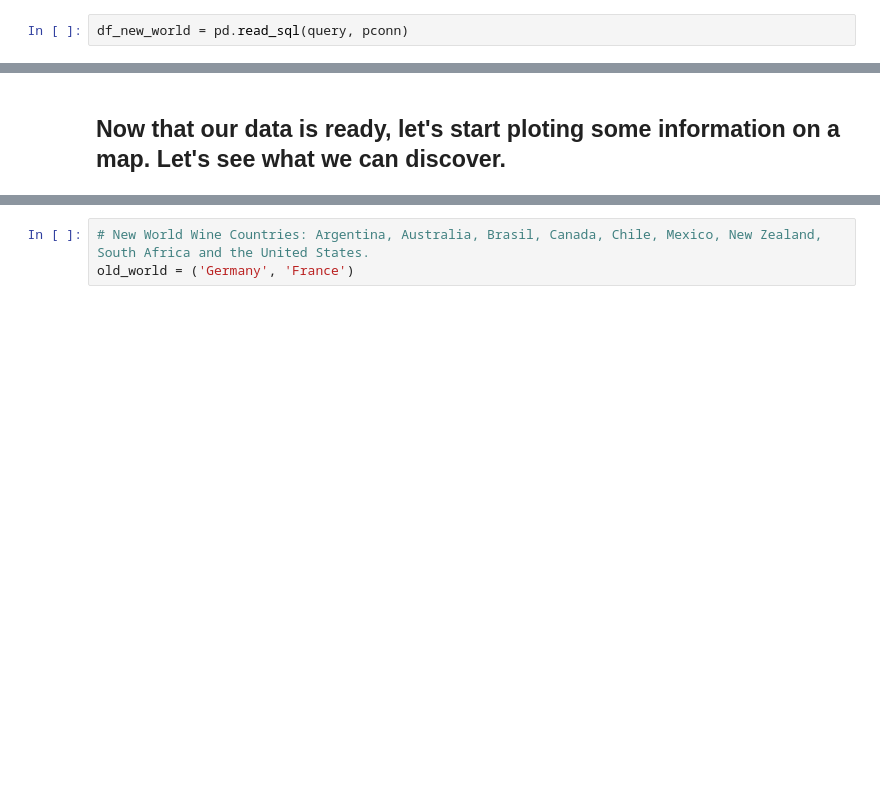
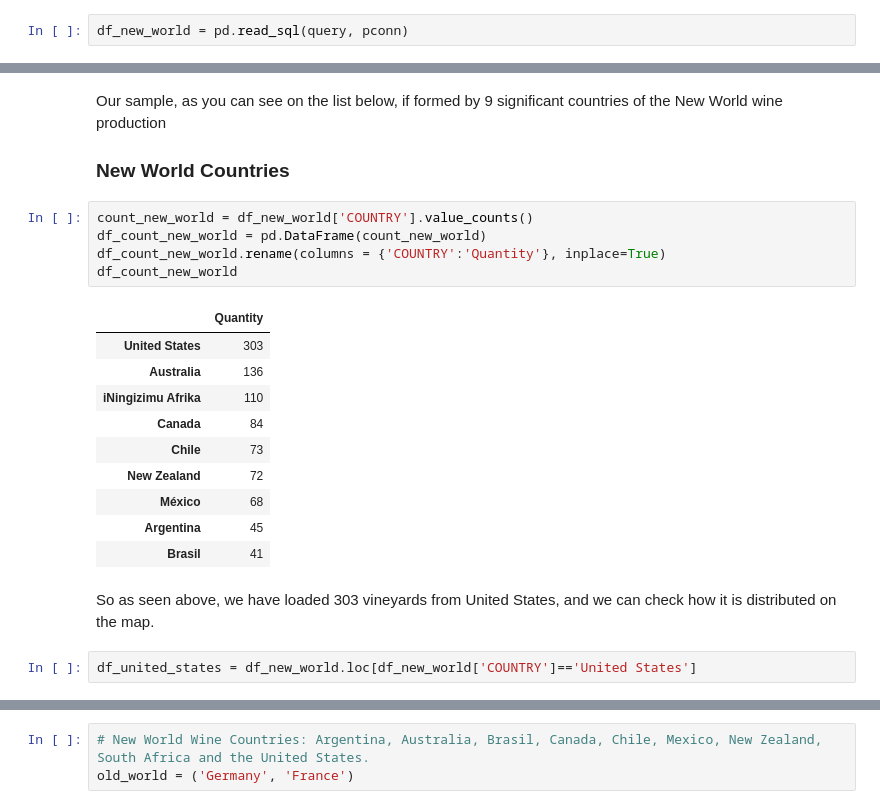
Before and after one commit to Vieweger/coursera_capstone, a Jupyter notebook: Applied DS Capstone Final Project_Week2.ipynb, the cells around one changed output, grey strips where cells are left out. Drawn from its saved outputs; the diff is of its cells as text; blank space fills up the shorter version.

```diff
--- a/Applied DS Capstone Final Project_Week2.ipynb
+++ b/Applied DS Capstone Final Project_Week2.ipynb
@@ -180,2 +145,24 @@ df_new_world.head()
-# %% [markdown]
-## Now that our data is ready, let's start ploting some information on a map. Let's see what we can discover.
+# %% [markdown]
+Our sample, as you can see on the list below, if formed by 9 significant countries of the New World wine production
+
+### New World Countries
+# %%
+count_new_world = df_new_world['COUNTRY'].value_counts()
+df_count_new_world = pd.DataFrame(count_new_world)
+df_count_new_world.rename(columns = {'COUNTRY':'Quantity'}, inplace=True)
+df_count_new_world
+# %% [output]
+|  | Quantity |
+| United States | 303 |
+| Australia | 136 |
+| iNingizimu Afrika | 110 |
+| Canada | 84 |
+| Chile | 73 |
+| New Zealand | 72 |
+| México | 68 |
+| Argentina | 45 |
+| Brasil | 41 |
+# %% [markdown]
+So as seen above, we have loaded 303 vineyards from United States, and we can check how it is distributed on the map.
+# %%
+df_united_states = df_new_world.loc[df_new_world['COUNTRY']=='United States']
```
Also changed, not shown: parts of 27 cells of this notebook.
